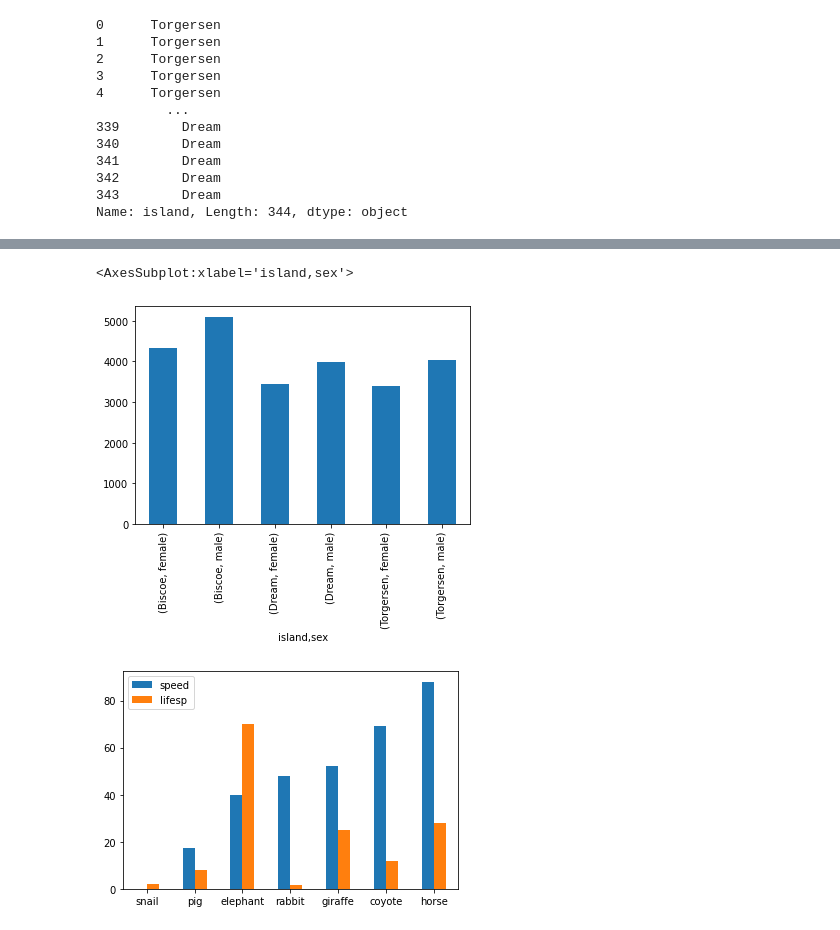
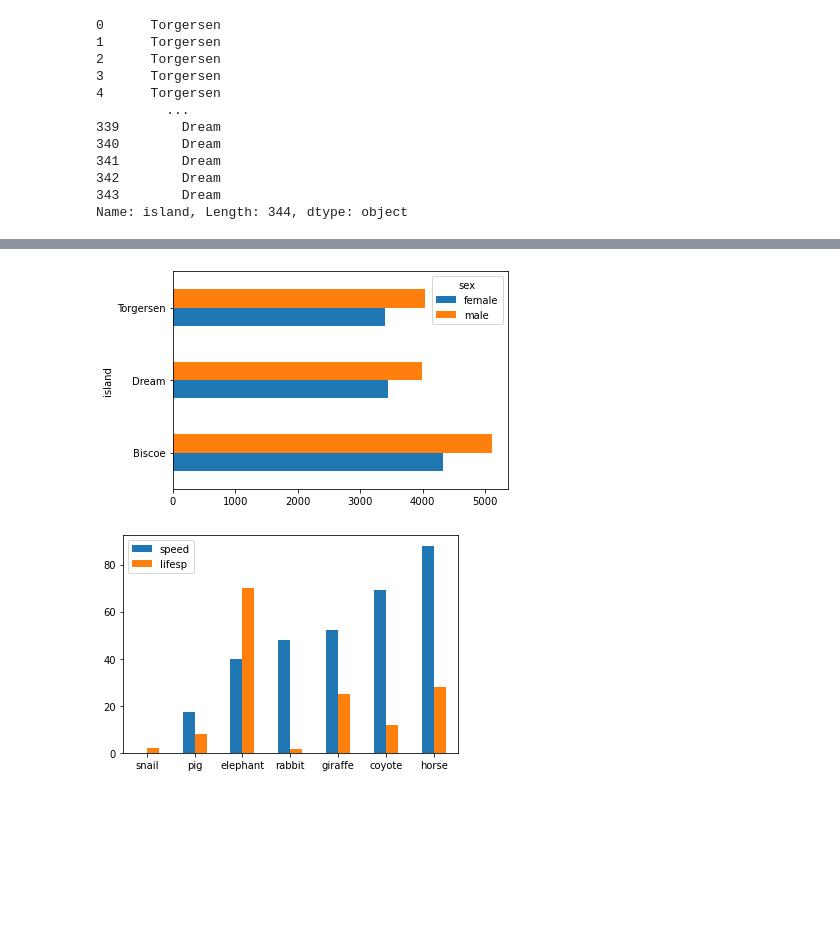
Before and after one commit to RosiNantis/Projects_from_Spiced_personal, a Jupyter notebook: Week_1/spiced_encounters/07-desc/Encounters_plot_figures.ipynb, the cells around one changed output, grey strips where cells are left out. Drawn from its saved outputs; the diff is of its cells as text; code cells hidden in the pictures; blank space fills up the shorter version.

```diff
--- a/Week_1/spiced_encounters/07-desc/Encounters_plot_figures.ipynb
+++ b/Week_1/spiced_encounters/07-desc/Encounters_plot_figures.ipynb
@@ -55,8 +45,10 @@ final.plot.bar(stacked=False)
-# %%
-df.groupby(['island', 'sex'])['body_mass_g'].mean().plot.bar()
-# %% [output]
-<AxesSubplot:xlabel='island,sex'>
-[figure, removed]
+# %%
+#df.groupby(['island', 'sex'])['body_mass_g'].mean().plot.bar()
+ax = df.groupby(['island', 'sex'])['body_mass_g'].mean().unstack(1).plot.barh()
+#plt.legend(['1st Class','2nd Class','3d Class'], loc='center left', bbox_to_anchor=(1, 0.5),borderaxespad=0)
+ax.set(xlabel='average mass (g)')
+# %% [output]
+[figure, added]
 # %%
 speed = [0.1, 17.5, 40, 48, 52, 69, 88]
 lifespan = [2, 8, 70, 1.5, 25, 12, 28]
```
Also changed, not shown: parts of 1 cell of this notebook, 10 other files.
